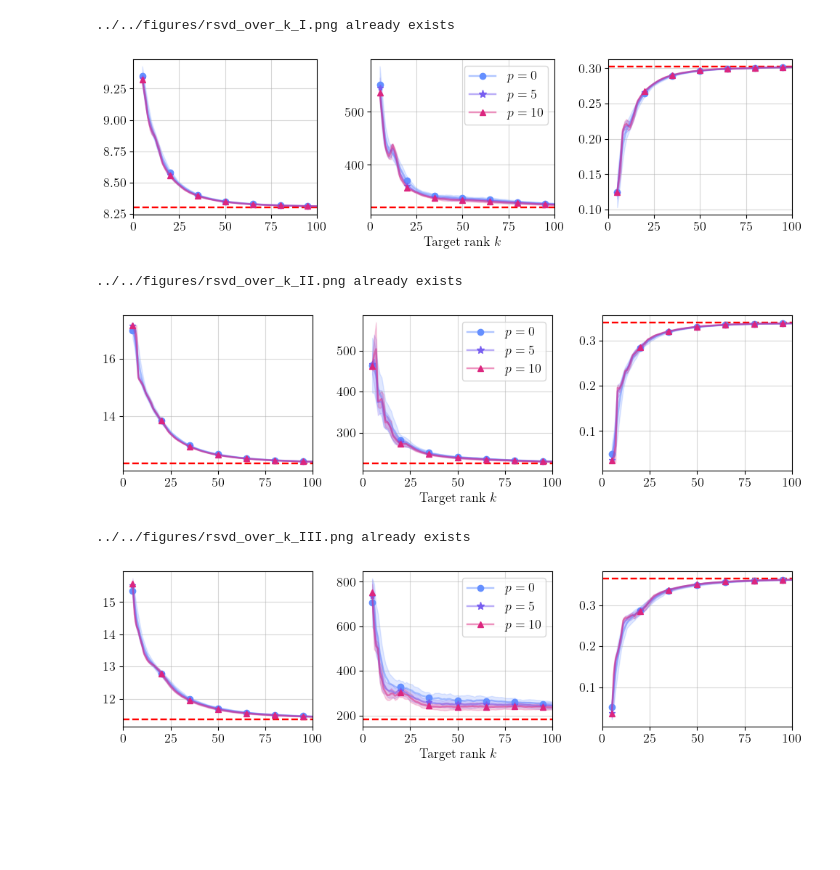
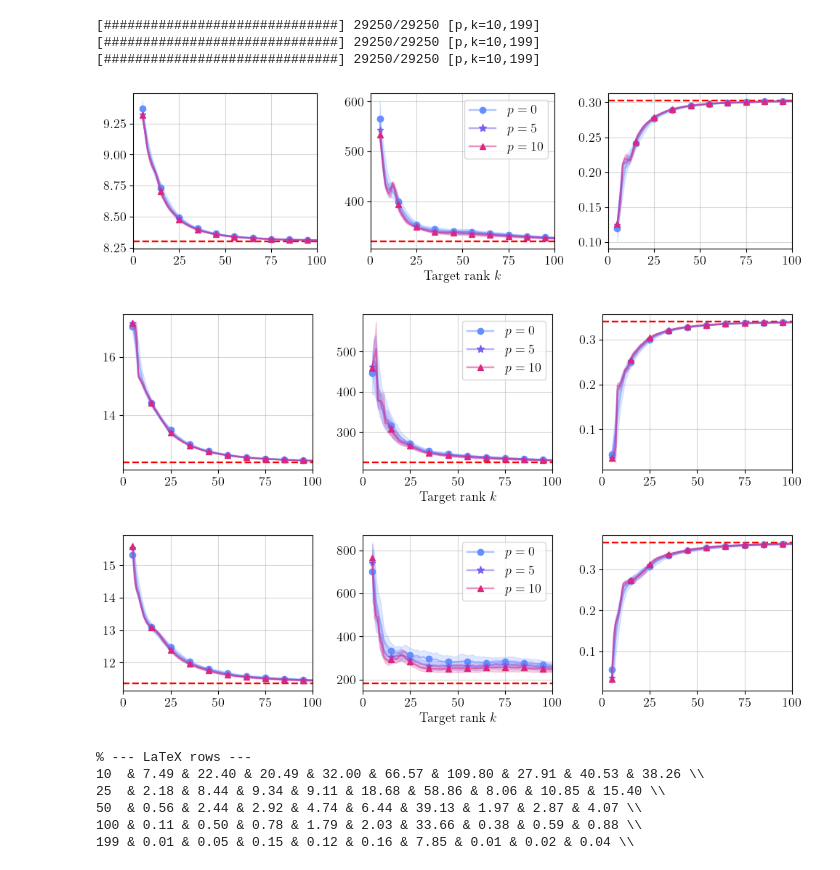
Before and after one commit to EliasSev/masters-thesis, a Jupyter notebook: notebooks/matrix_free_rsvd_new/05_target_rank_effect_on_error.ipynb, the cells around one changed output. Drawn from its saved outputs; the diff is of its cells as text; code cells hidden in the pictures; blank space fills up the shorter version.

```diff
--- a/notebooks/matrix_free_rsvd_new/05_target_rank_effect_on_error.ipynb
+++ b/notebooks/matrix_free_rsvd_new/05_target_rank_effect_on_error.ipynb
@@ -81,15 +82,20 @@ def experiment2(pid: str):
 k_range = np.arange(5, 200)
 p_list = [0, 5, 10]
 repeat = 50
+force = True
 
 params = [
-    {'k_range': k_range, 'p_list': p_list, 'pid': 'I',   'repeat': repeat},
-    {'k_range': k_range, 'p_list': p_list, 'pid': 'II',  'repeat': repeat},
-    {'k_range': k_range, 'p_list': p_list, 'pid': 'III', 'repeat': repeat},
+    {'k_range': k_range, 'p_list': p_list, 'pid': 'I',   'repeat': repeat, 'force': force},
+    {'k_range': k_range, 'p_list': p_list, 'pid': 'II',  'repeat': repeat, 'force': force},
+    {'k_range': k_range, 'p_list': p_list, 'pid': 'III', 'repeat': repeat, 'force': force},
 ]
 
 results  = [{'params': p, 'df': experiment1(**p)} for p in params]
-exact = {pid: experiment2(pid=pid, force=True) for pid in ['I', 'II', 'III']}
+exact = {pid: experiment2(pid=pid, force=force) for pid in ['I', 'II', 'III']}
+# %% [output]
+[##############################] 29250/29250 [p,k=10,199]
+[##############################] 29250/29250 [p,k=10,199]
+[##############################] 29250/29250 [p,k=10,199]
 # %%
 stats = []
 for r in results:
@@ -112,7 +118,7 @@ from utils.plotting import save_plot
 def plot_df(df_exact, df_stats, fig_name=None):
     fig, axes = plt.subplots(1, 3, figsize=(10, 3))
 
-    s = 15
+    s = 10
     m = 100
     metrics = ['euclidean', 'emd', 'auc_iou']
     for i, ax in enumerate(axes.flat):
@@ -129,36 +135,62 @@ def plot_df(df_exact, df_stats, fig_name=None):
                 dfj[metrics[i]] - dfj[metrics[i] + '_std'],
                 dfj[metrics[i]] + dfj[metrics[i] + '_std'],
                 color=C3[j],
                 alpha=0.2
             )
 
             ax.grid(True, alpha=.5)
 
     # Custom legend
     handles, labels = [], []
     for i, p in enumerate(p_list):
         legend_line = Line2D([0], [0], color=C3[i], linewidth=1.75, alpha=0.5)
         legend_marker = Line2D([0], [0], color=C3[i], marker=M[i], markersize=MS[i], linestyle='None')
         handles.append((legend_line, legend_marker))
         labels.append(f'$p={p}$')
 
     axes[1].legend(handles=handles, labels=labels)
     axes[1].set_xlabel('Target rank $k$')
 
     plt.tight_layout()
     save_plot(fig_name)
     plt.show()
 
 
 for s in stats:
     pid = s['params']['pid']
     df_exact = exact[pid]
     df_results = s['df']
     plot_df(df_exact, df_results, fig_name=f'rsvd_over_k_{pid}')
 # %% [output]
-../../figures/rsvd_over_k_I.png already exists
-[figure, old version]
+[figure, new version]
-../../figures/rsvd_over_k_II.png already exists
-[figure, old version]
+[figure, new version]
-../../figures/rsvd_over_k_III.png already exists
-[figure, old version]
+[figure, new version]
+# %%
+P_REPR = 5
+MILESTONES = [10, 25, 50, 100, 199]
+METRICS = ['euclidean', 'emd', 'auc_iou']
+PIDS = ['I', 'II', 'III']
+
+# data[k][metric][pid] -> gap in %
+data = {k: {m: {} for m in METRICS} for k in MILESTONES}
+for s in stats:
+    pid = s['params']['pid']
+    df = s['df']
+    ex = exact[pid].iloc[0]
+    sub = df[(df.p == P_REPR) & (df.k.isin(MILESTONES))].set_index('k').sort_index()
+    for k in MILESTONES:
+        for m in METRICS:
+            sign = -1 if m == 'auc_iou' else 1  # auc_iou is a similarity
+            data[k][m][pid] = sign * 100 * (sub.loc[k, m] - ex[m]) / ex[m]
+
+print('% --- LaTeX rows ---')
+for k in MILESTONES:
+    cells = [f'{data[k][m][pid]:.2f}' for m in METRICS for pid in PIDS]
+    print(f'{k:<3} & ' + ' & '.join(cells) + r' \\')
+# %% [output]
+% --- LaTeX rows ---
+10  & 7.49 & 22.40 & 20.49 & 32.00 & 66.57 & 109.80 & 27.91 & 40.53 & 38.26 \\
+25  & 2.18 & 8.44 & 9.34 & 9.11 & 18.68 & 58.86 & 8.06 & 10.85 & 15.40 \\
+50  & 0.56 & 2.44 & 2.92 & 4.74 & 6.44 & 39.13 & 1.97 & 2.87 & 4.07 \\
+100 & 0.11 & 0.50 & 0.78 & 1.79 & 2.03 & 33.66 & 0.38 & 0.59 & 0.88 \\
+199 & 0.01 & 0.05 & 0.15 & 0.12 & 0.16 & 7.85 & 0.01 & 0.02 & 0.04 \\
```
Also changed, not shown: parts of 1 cell of this notebook, 1 other file.
